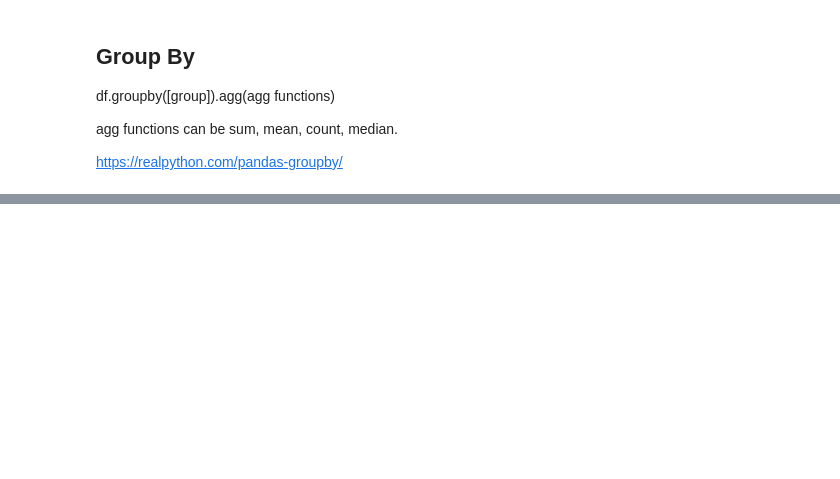
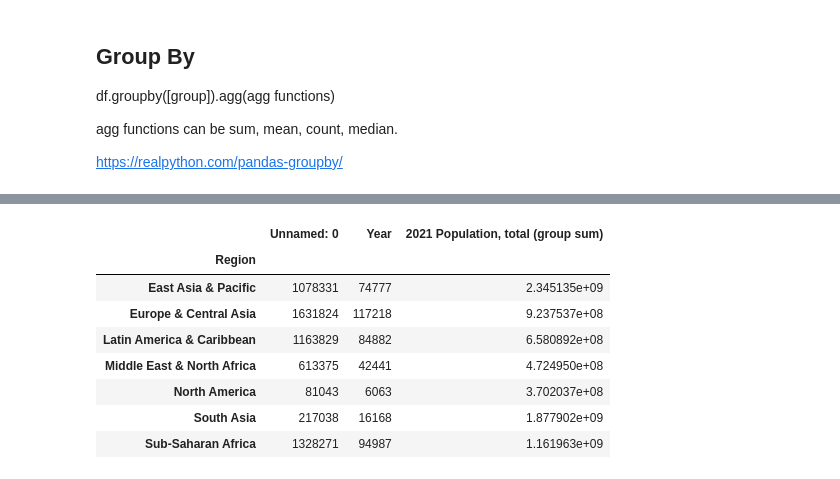
Before and after one commit to davidsadovy/data690_fall2022, a Jupyter notebook: assignment_07/assignment_07.ipynb, the cells around one changed output, grey strips where cells are left out. Cells and saved outputs as stored; diff of their text form; code cells hidden in the pictures; blank space fills up the shorter version.

```diff
--- a/assignment_07/assignment_07.ipynb
+++ b/assignment_07/assignment_07.ipynb
@@ -253,0 +288,16 @@ https://realpython.com/pandas-groupby/
+# %%
+# rename indicator columns
+df8 = df8.rename(columns={'value': '2021 Population, total (group sum)'})
+
+# explore first 5 rows of dataframe
+df8
+# %% [output]
+|  | Unnamed: 0 | Year | 2021 Population, total (group sum) |
+| Region |  |  |  |
+| East Asia & Pacific | 1078331 | 74777 | 2.345135e+09 |
+| Europe & Central Asia | 1631824 | 117218 | 9.237537e+08 |
+| Latin America & Caribbean | 1163829 | 84882 | 6.580892e+08 |
+| Middle East & North Africa | 613375 | 42441 | 4.724950e+08 |
+| North America | 81043 | 6063 | 3.702037e+08 |
+| South Asia | 217038 | 16168 | 1.877902e+09 |
+| Sub-Saharan Africa | 1328271 | 94987 | 1.161963e+09 |
```
Also changed, not shown: parts of 13 cells of this notebook.
